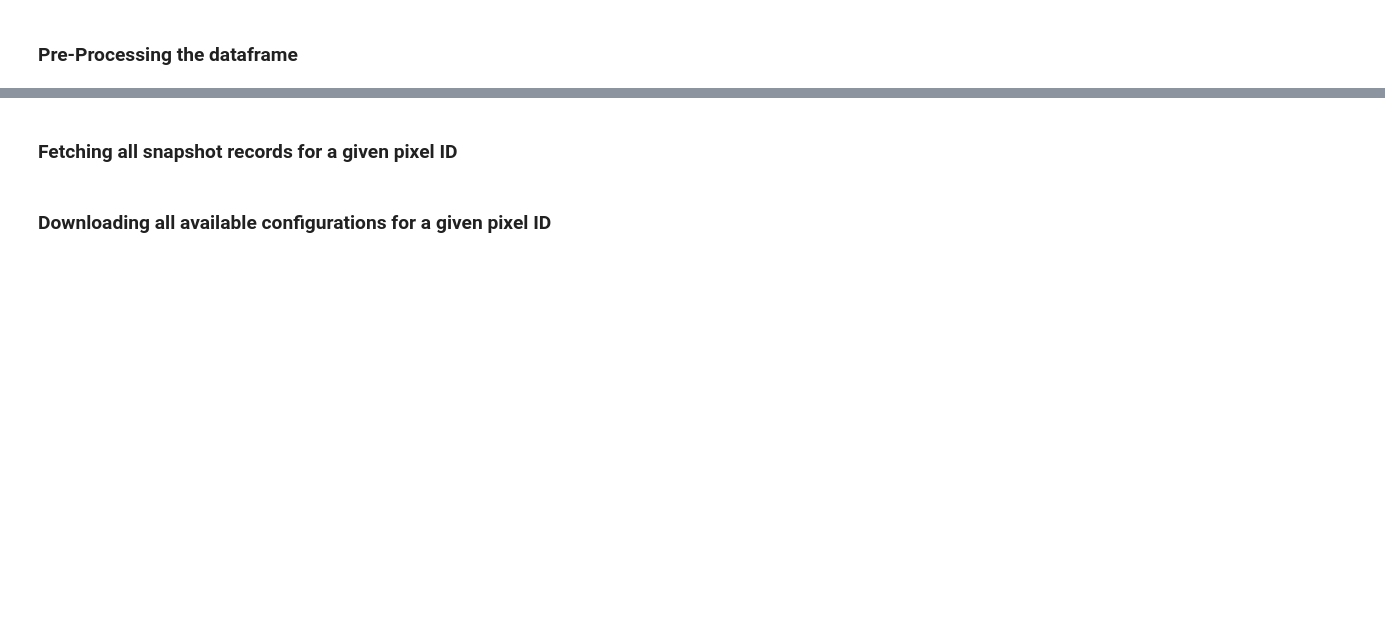
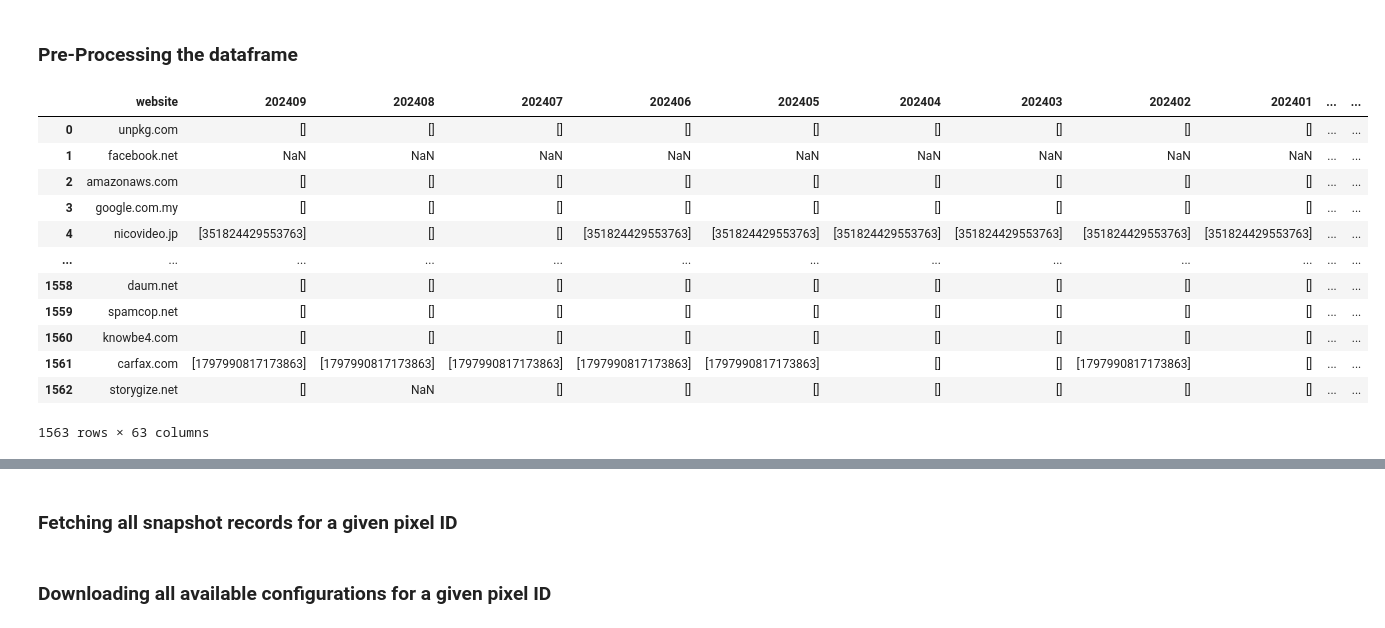
Before and after one commit to a1b2d3357/Tracking-Project, a Jupyter notebook: Scripts/Crawls/fetchSnapshots.ipynb, the cells around one changed output, grey strips where cells are left out. Cells and saved outputs as stored; diff of their text form; code cells hidden in the pictures; blank space fills up the shorter version.

```diff
--- a/Scripts/Crawls/fetchSnapshots.ipynb
+++ b/Scripts/Crawls/fetchSnapshots.ipynb
@@ -33,3 +33,22 @@ def mergeIDs(row):
         if isinstance(entry, list):
             combined_list.extend(entry)
     return list(set(combined_list)) if combined_list else None
+# %%
+csv_path = "pixelHistory.csv"
+df = readDataframe(csv_path)
+df['Combined'] = df.apply(mergeIDs,axis=1)
+df
+# %% [output]
+|  | website | 202409 | 202408 | 202407 | 202406 | 202405 | 202404 | 202403 | 202402 | 202401 | ... | ... |
+| 0 | unpkg.com | [] | [] | [] | [] | [] | [] | [] | [] | [] | ... | ... |
+| 1 | facebook.net | NaN | NaN | NaN | NaN | NaN | NaN | NaN | NaN | NaN | ... | ... |
+| 2 | amazonaws.com | [] | [] | [] | [] | [] | [] | [] | [] | [] | ... | ... |
+| 3 | google.com.my | [] | [] | [] | [] | [] | [] | [] | [] | [] | ... | ... |
+| 4 | nicovideo.jp | [351824429553763] | [] | [] | [351824429553763] | [351824429553763] | [351824429553763] | [351824429553763] | [351824429553763] | [351824429553763] | ... | ... |
+| ... | ... | ... | ... | ... | ... | ... | ... | ... | ... | ... | ... | ... |
+| 1558 | daum.net | [] | [] | [] | [] | [] | [] | [] | [] | [] | ... | ... |
+| 1559 | spamcop.net | [] | [] | [] | [] | [] | [] | [] | [] | [] | ... | ... |
+| 1560 | knowbe4.com | [] | [] | [] | [] | [] | [] | [] | [] | [] | ... | ... |
+| 1561 | carfax.com | [1797990817173863] | [1797990817173863] | [1797990817173863] | [1797990817173863] | [1797990817173863] | [] | [] | [1797990817173863] | [] | ... | ... |
+| 1562 | storygize.net | [] | NaN | [] | [] | [] | [] | [] | [] | [] | ... | ... |
+1563 rows × 63 columns
```
Also changed, not shown: parts of 1 cell of this notebook, 34 other files.
